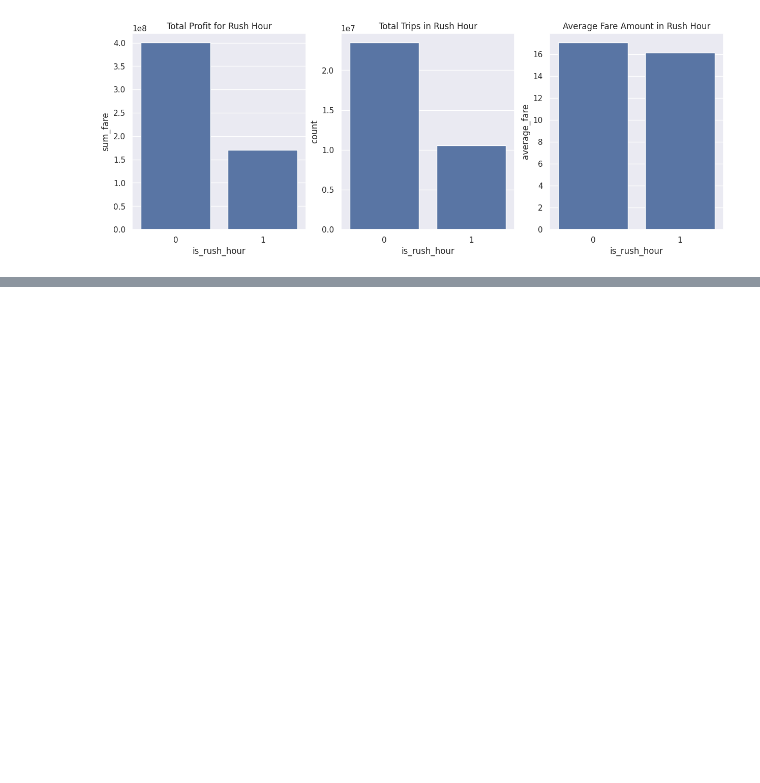
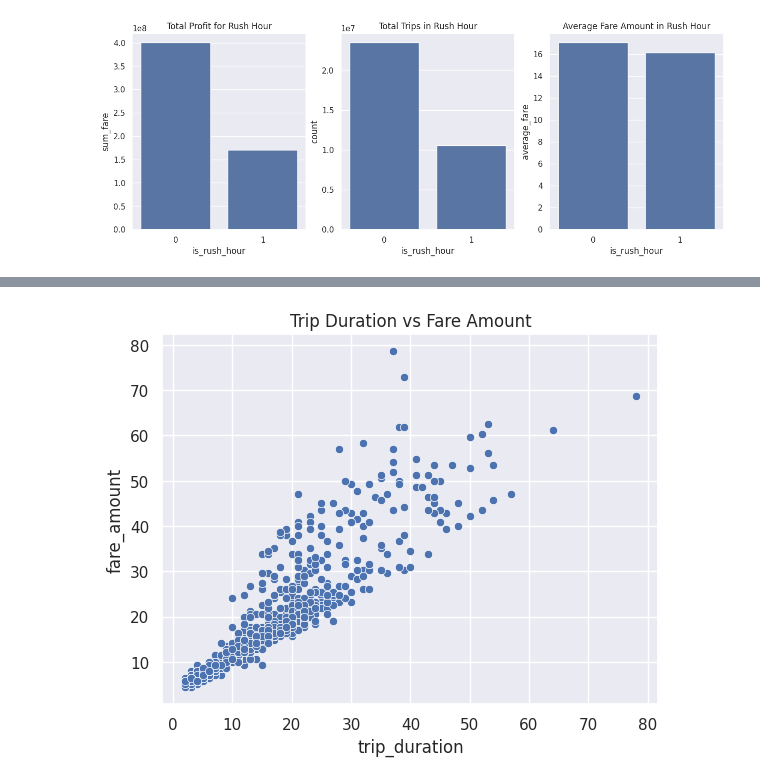
Before and after one commit to alavi-sam/NYC-Taxi, a Jupyter notebook: scripts/EDA.ipynb, the cells around one changed output, grey strips where cells are left out. Cells and saved outputs as stored; diff of their text form; code cells hidden in the pictures; blank space fills up the shorter version.

```diff
--- a/scripts/EDA.ipynb
+++ b/scripts/EDA.ipynb
@@ -600,0 +602,7 @@ SyntaxError: invalid syntax (2136235579.py, line 3)
+# %%
+df = df.with_columns(
+    pl.col('trip_distance').mean().over(['PULocationID', 'DOLocationID']).alias('route_mean_distance')
+).with_columns(
+    (pl.col('trip_distance')/pl.col('route_mean_distance')).alias('distance_ratio'),
+    (pl.col('fare_amount') / pl.col('trip_distance')).alias('fare_per_mile')
+)
@@ -600,0 +614,7 @@ SyntaxError: invalid syntax (2136235579.py, line 3)
+# %%
+df = df.with_columns(
+    (pl.col('tpep_dropoff_datetime') - pl.col('tpep_pickup_datetime')).dt.total_minutes().alias('trip_duration')
+).with_columns(
+    (pl.col('trip_distance') / pl.col('trip_duration')).alias('avg_speed'),
+    (pl.col('fare_amount') / pl.col('trip_duration')).alias('fare_per_minute')
+)
@@ -600,0 +631,13 @@ SyntaxError: invalid syntax (2136235579.py, line 3)
+# %%
+df = remove_outlier(df, cols=['trip_duration', 'distance_ratio'])
+
+num_features = df.select(
+    pl.col(['trip_duration', 'fare_amount', 'trip_distance', 'avg_speed',
+            'fare_per_minute', 'fare_per_mile', 'distance_ratio'])
+).collect().to_pandas()
+
+sns.scatterplot(num_features.sample(1000), x='trip_duration', y='fare_amount')
+plt.title('Trip Duration vs Fare Amount')
+plt.show()
+# %% [output]
+[figure, added]
```
Also changed, not shown: parts of 12 cells of this notebook.
